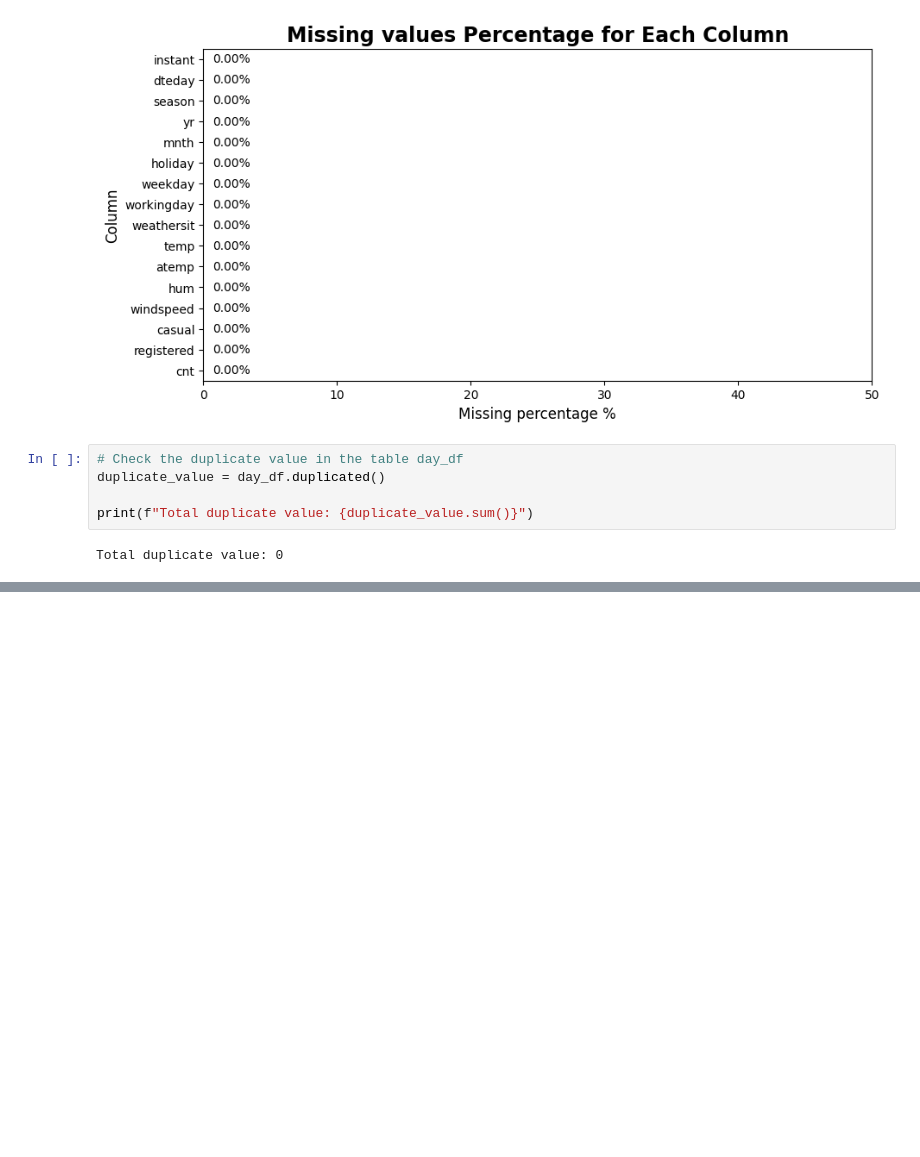
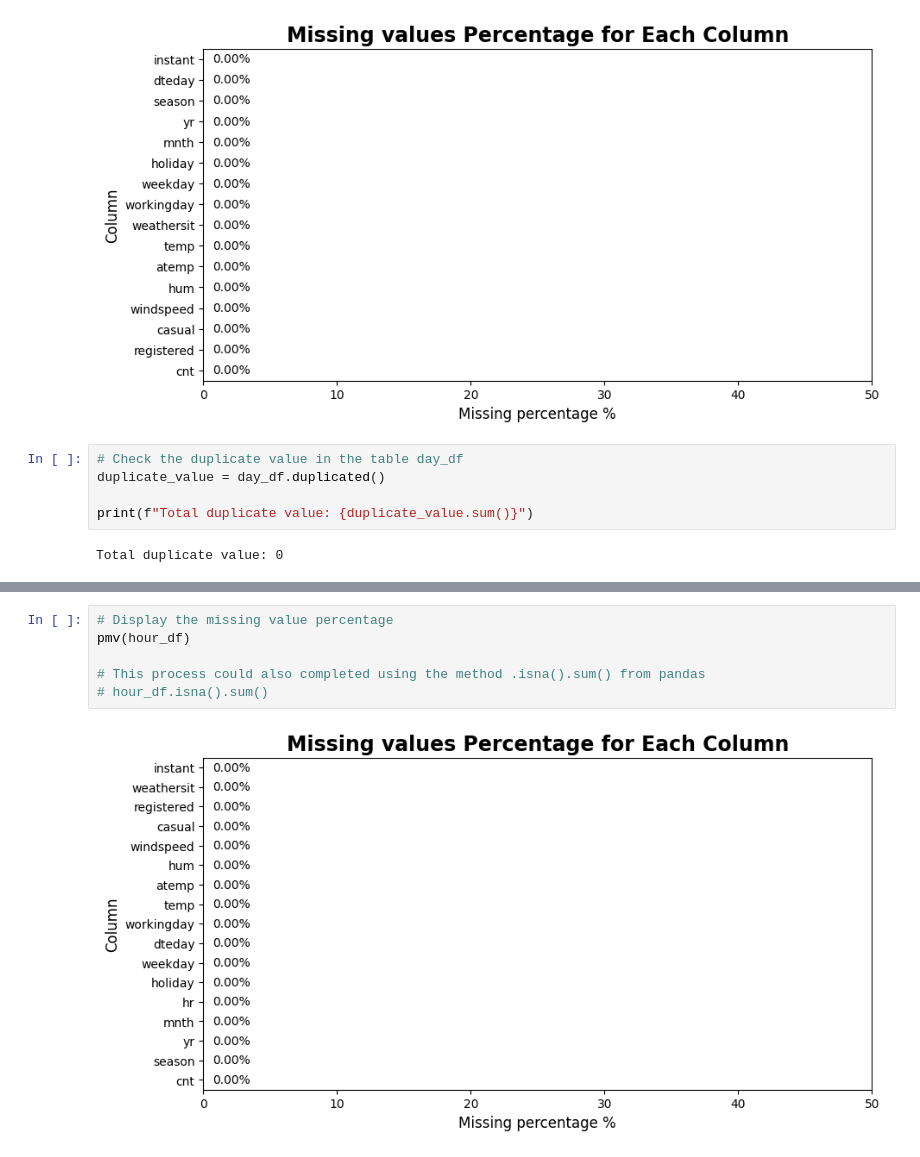
Before and after one commit to stefansphtr/Predicting-BikeShare-Linear-Regression, a Jupyter notebook: notebook.ipynb, the cells around one changed output, grey strips where cells are left out. Cells and saved outputs as stored; diff of their text form; blank space fills up the shorter version.

Commit message:
chore(data_assessing): complete data asses process for hour_df
Signed-off by: Stefanus Bernard Melkisedek

```diff
--- a/notebook.ipynb
+++ b/notebook.ipynb
@@ -109,0 +133,8 @@ day_df.describe()
+# %%
+# Display the missing value percentage
+pmv(hour_df)
+
+# This process could also completed using the method .isna().sum() from pandas
+# hour_df.isna().sum()
+# %% [output]
+[figure, added]
```
Also changed, not shown: parts of 4 cells of this notebook.
